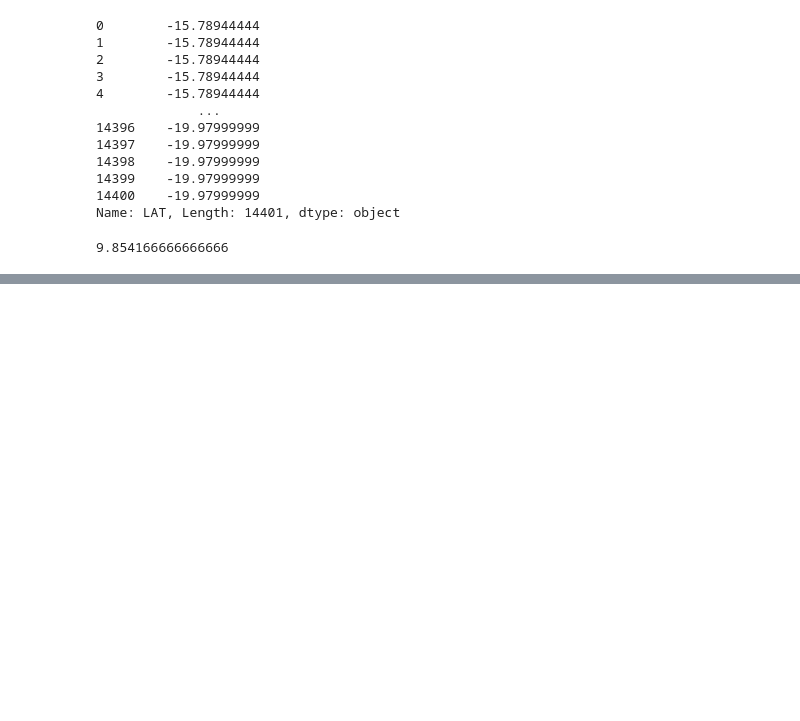
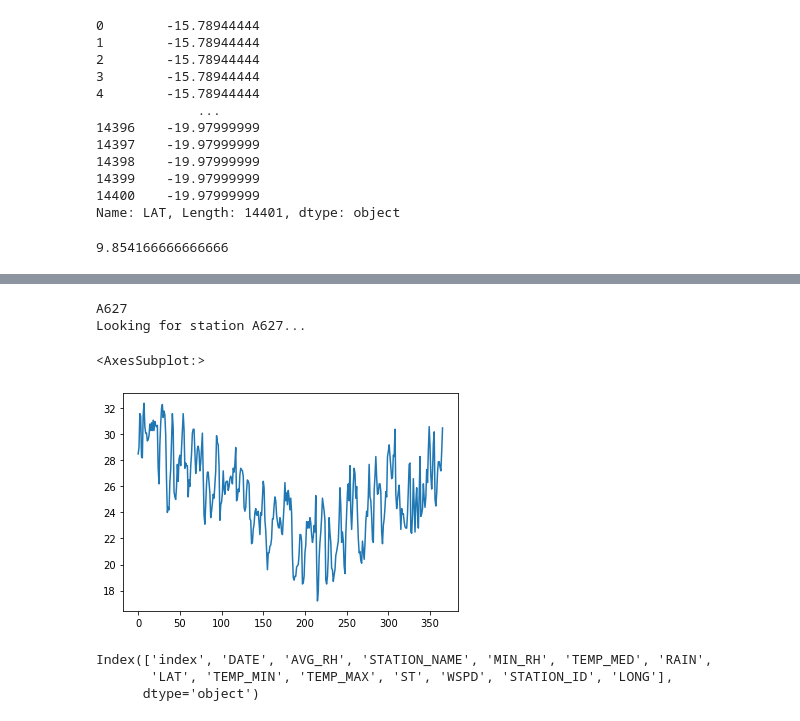
Before and after one commit to ocfgaldino/inmetpy, a Jupyter notebook: docs/source/notebooks/getting_started_inmetpy.ipynb, the cells around one changed output, grey strips where cells are left out. Drawn from its saved outputs; the diff is of its cells as text; code cells hidden in the pictures; blank space fills up the shorter version.

Commit message:
New chart line

```diff
--- a/docs/source/notebooks/getting_started_inmetpy.ipynb
+++ b/docs/source/notebooks/getting_started_inmetpy.ipynb
@@ -78,0 +102,17 @@ fig.show()
+# %%
+stations = ['A627']
+niteroi = inmet.get_data_station('2019-01-01','2020-01-01', by='day',station_id = stations)
+# %% [output]
+A627
+Looking for station A627...
+# %%
+niteroi.TEMP_MED.plot(x='DATE')
+# %% [output]
+<AxesSubplot:>
+[figure, added]
+# %%
+niteroi.columns
+# %% [output]
+Index(['index', 'DATE', 'AVG_RH', 'STATION_NAME', 'MIN_RH', 'TEMP_MED', 'RAIN',
+       'LAT', 'TEMP_MIN', 'TEMP_MAX', 'ST', 'WSPD', 'STATION_ID', 'LONG'],
+      dtype='object')
```
Also changed, not shown: parts of 3 cells of this notebook.
